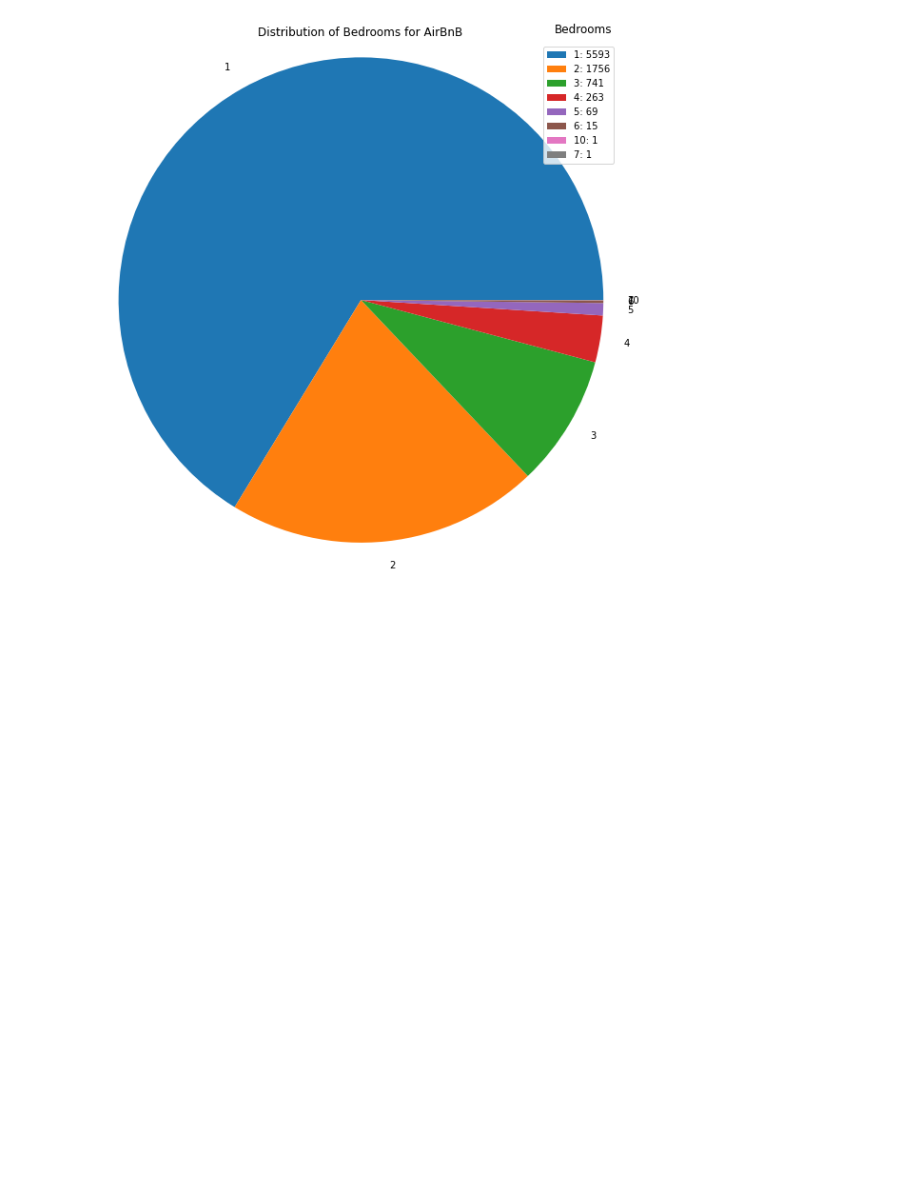
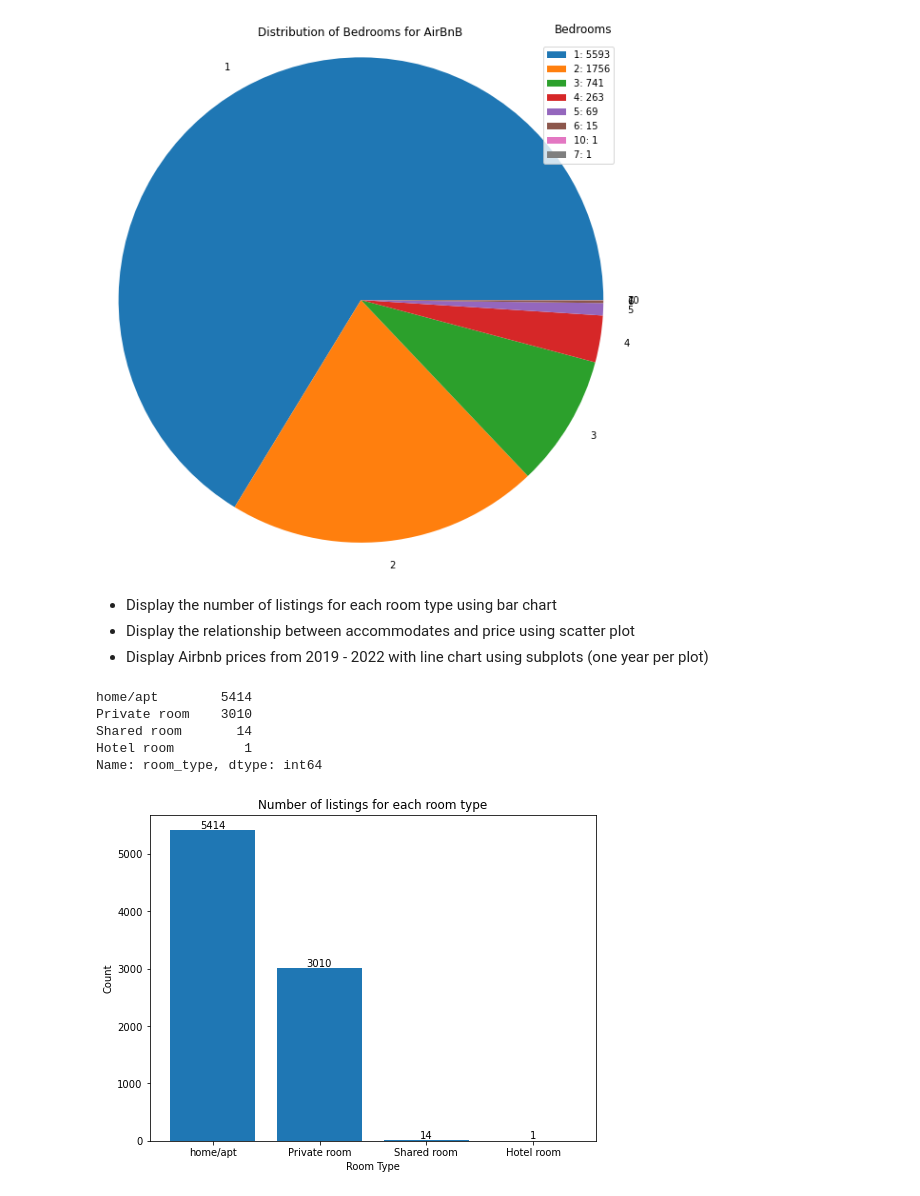
Before and after one commit to Debbydawn/Airbnb_application, a Jupyter notebook: Untitled.ipynb, the cells around one changed output. Drawn from its saved outputs; the diff is of its cells as text; code cells hidden in the pictures; blank space fills up the shorter version.

```diff
--- a/Untitled.ipynb
+++ b/Untitled.ipynb
@@ -978,3 +978,44 @@ plt.text(0.8, 1.1, legend_title, fontsize=12)
 plt.show()
 # %% [output]
 [figure]
+# %% [markdown]
+- Display the number of listings for each room type using bar chart
+- Display the relationship between accommodates and price using scatter plot
+- Display Airbnb prices from 2019 - 2022 with line chart using subplots (one
+  year per plot)
+# %%
+rooms_counts = loaded_data['room_type'].value_counts()
+rooms_counts
+# %% [output]
+home/apt        5414
+Private room    3010
+Shared room       14
+Hotel room         1
+Name: room_type, dtype: int64
+# %%
+def plot_room_type_counts(loaded_data):
+    # Calculate the counts of each room type
+    room_type_counts = loaded_data['room_type'].value_counts()
+
+    # Create the bar chart
+    plt.figure(figsize=(8, 6))
+    bars = plt.bar(room_type_counts.index, room_type_counts.values)
+
+    # Set labels and title
+    plt.xlabel('Room Type')
+    plt.ylabel('Count')
+    plt.title('Number of listings for each room type')
+
+    # Add labels to the bars
+    for bar in bars:
+        height = bar.get_height()
+        plt.text(bar.get_x() + bar.get_width() / 2, height,
+                 height, ha='center', va='bottom')
+
+
+    # Show the plot
+    plt.show()
+
+plot_room_type_counts(loaded_data)
+# %% [output]
+[figure, added]
```
Also changed, not shown: parts of 10 cells of this notebook.
